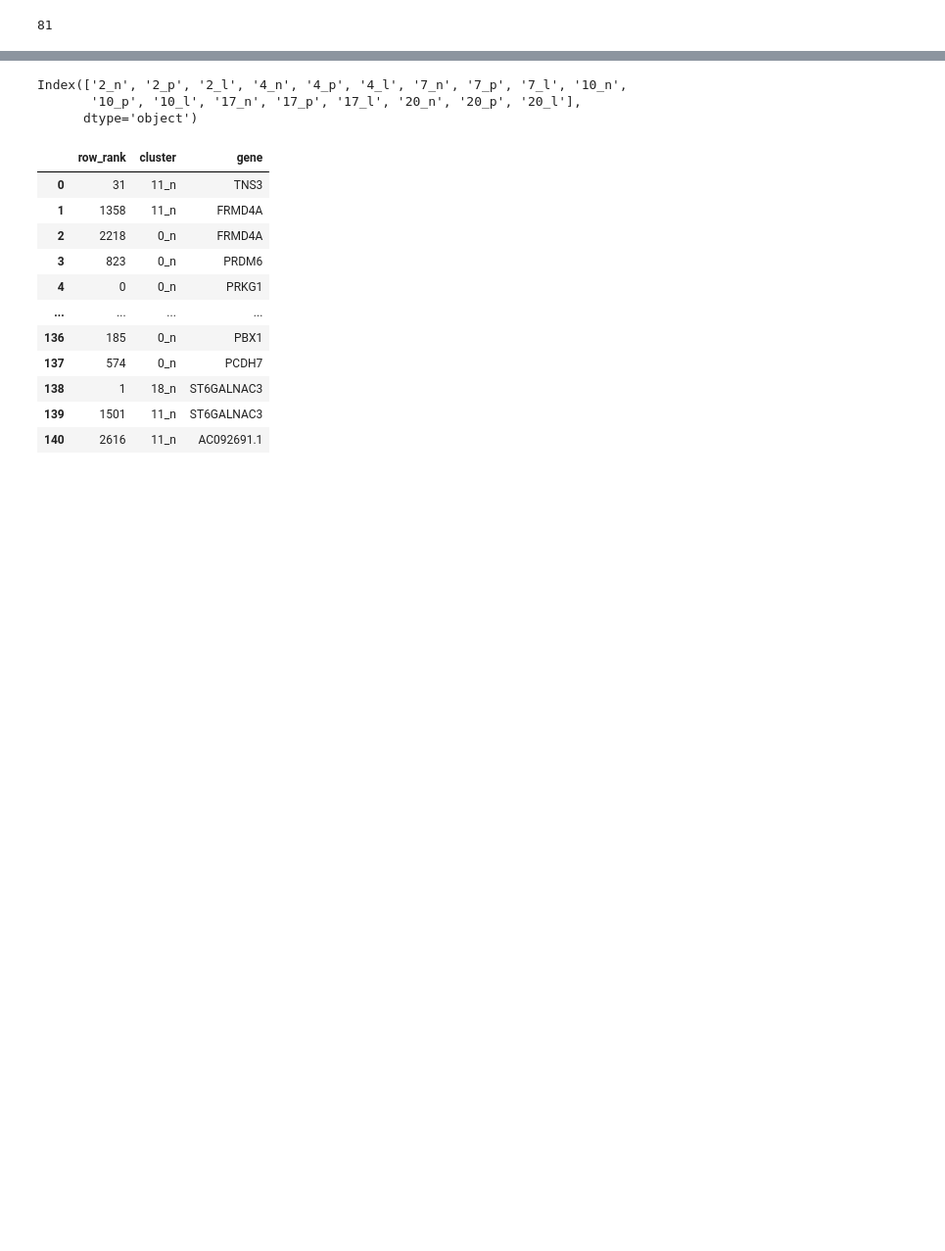
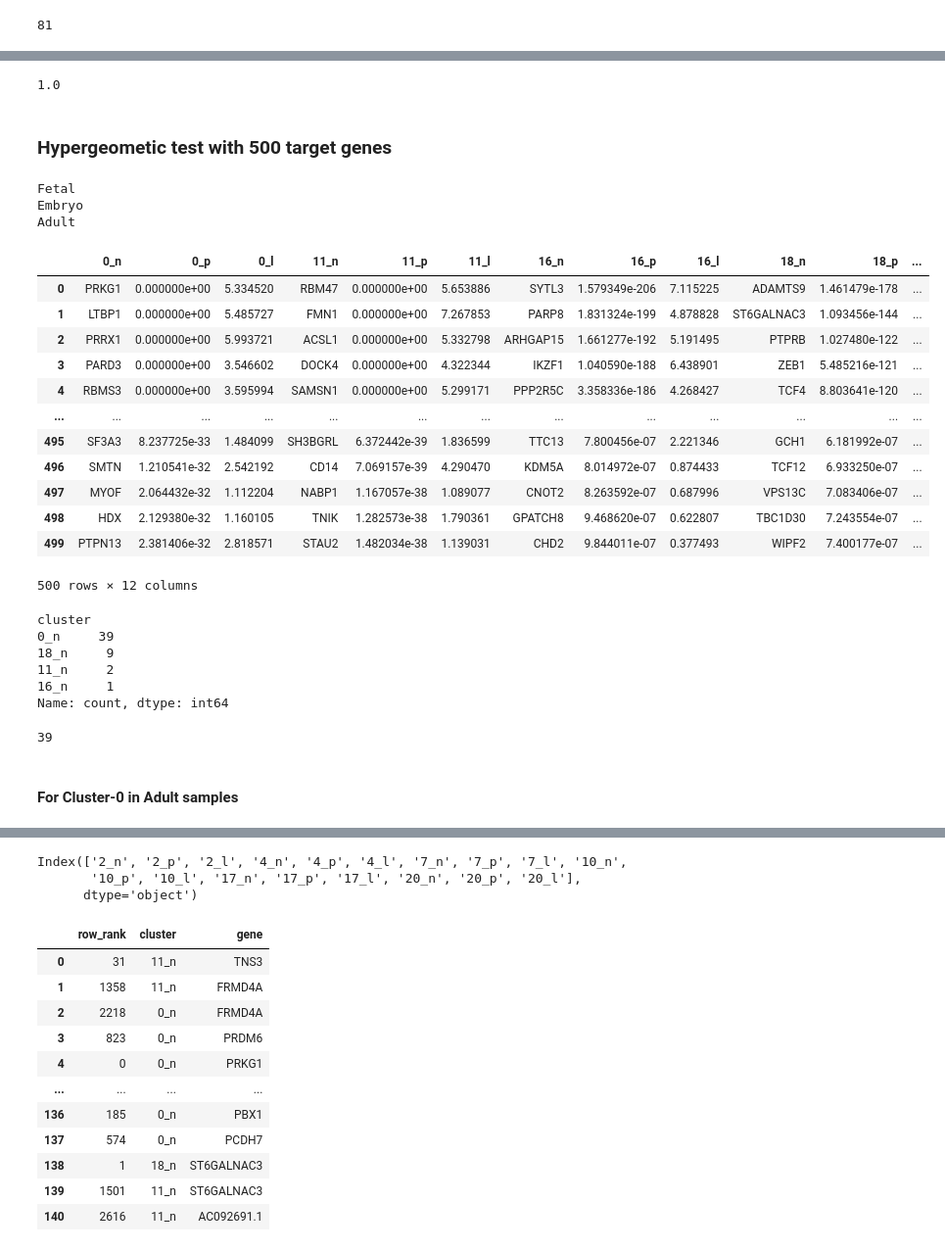
Before and after one commit to galib36/geneLineageTracing, a Jupyter notebook: LineageTracingAlgo.ipynb, the cells around one changed output, grey strips where cells are left out. Shown at 98% size. Saved outputs shown, nothing was run; the diff lists cells and outputs as text; code cells hidden in the pictures; blank space fills up the shorter version.

Commit message:
With Hypergeometic test

```diff
--- a/LineageTracingAlgo.ipynb
+++ b/LineageTracingAlgo.ipynb
@@ -237,0 +337,28 @@ AnnData object with n_obs × n_vars = 7272 × 11900
+# %%
+1 - stats.hypergeom.cdf(no_overlap_genes - 1, no_genes_in_population, no_DE_genes_adult, no_DE_genes_embryo)
+# %% [output]
+1.0
+# %% [markdown]
+### Hypergeometic test with 500 target genes
+# %%
+de_results = calculate_marker_genes(adata_list, marker_gene_len=500)
+# %% [output]
+Fetal
+Embryo
+Adult
+# %%
+de_results['Adult']
+# %% [output]
+|  | 0_n | 0_p | 0_l | 11_n | 11_p | 11_l | 16_n | 16_p | 16_l | 18_n | 18_p | ... |
+| 0 | PRKG1 | 0.000000e+00 | 5.334520 | RBM47 | 0.000000e+00 | 5.653886 | SYTL3 | 1.579349e-206 | 7.115225 | ADAMTS9 | 1.461479e-178 | ... |
+| 1 | LTBP1 | 0.000000e+00 | 5.485727 | FMN1 | 0.000000e+00 | 7.267853 | PARP8 | 1.831324e-199 | 4.878828 | ST6GALNAC3 | 1.093456e-144 | ... |
+| 2 | PRRX1 | 0.000000e+00 | 5.993721 | ACSL1 | 0.000000e+00 | 5.332798 | ARHGAP15 | 1.661277e-192 | 5.191495 | PTPRB | 1.027480e-122 | ... |
+| 3 | PARD3 | 0.000000e+00 | 3.546602 | DOCK4 | 0.000000e+00 | 4.322344 | IKZF1 | 1.040590e-188 | 6.438901 | ZEB1 | 5.485216e-121 | ... |
+| 4 | RBMS3 | 0.000000e+00 | 3.595994 | SAMSN1 | 0.000000e+00 | 5.299171 | PPP2R5C | 3.358336e-186 | 4.268427 | TCF4 | 8.803641e-120 | ... |
+| ... | ... | ... | ... | ... | ... | ... | ... | ... | ... | ... | ... | ... |
+| 495 | SF3A3 | 8.237725e-33 | 1.484099 | SH3BGRL | 6.372442e-39 | 1.836599 | TTC13 | 7.800456e-07 | 2.221346 | GCH1 | 6.181992e-07 | ... |
+| 496 | SMTN | 1.210541e-32 | 2.542192 | CD14 | 7.069157e-39 | 4.290470 | KDM5A | 8.014972e-07 | 0.874433 | TCF12 | 6.933250e-07 | ... |
+| 497 | MYOF | 2.064432e-32 | 1.112204 | NABP1 | 1.167057e-38 | 1.089077 | CNOT2 | 8.263592e-07 | 0.687996 | VPS13C | 7.083406e-07 | ... |
+| 498 | HDX | 2.129380e-32 | 1.160105 | TNIK | 1.282573e-38 | 1.790361 | GPATCH8 | 9.468620e-07 | 0.622807 | TBC1D30 | 7.243554e-07 | ... |
+| 499 | PTPN13 | 2.381406e-32 | 2.818571 | STAU2 | 1.482034e-38 | 1.139031 | CHD2 | 9.844011e-07 | 0.377493 | WIPF2 | 7.400177e-07 | ... |
+500 rows × 12 columns
@@ -237,0 +370,16 @@ AnnData object with n_obs × n_vars = 7272 × 11900
+# %%
+fet_to_adult.cluster.value_counts()
+# %% [output]
+cluster
+0_n     39
+18_n     9
+11_n     2
+16_n     1
+Name: count, dtype: int64
+# %%
+mapped_gene_c0 = get_mapped_gene_number(fet_to_adult, clusterName='0_n')
+mapped_gene_c0
+# %% [output]
+39
+# %% [markdown]
+#### For Cluster-0 in Adult samples
```
Also changed, not shown: parts of 43 cells of this notebook.
